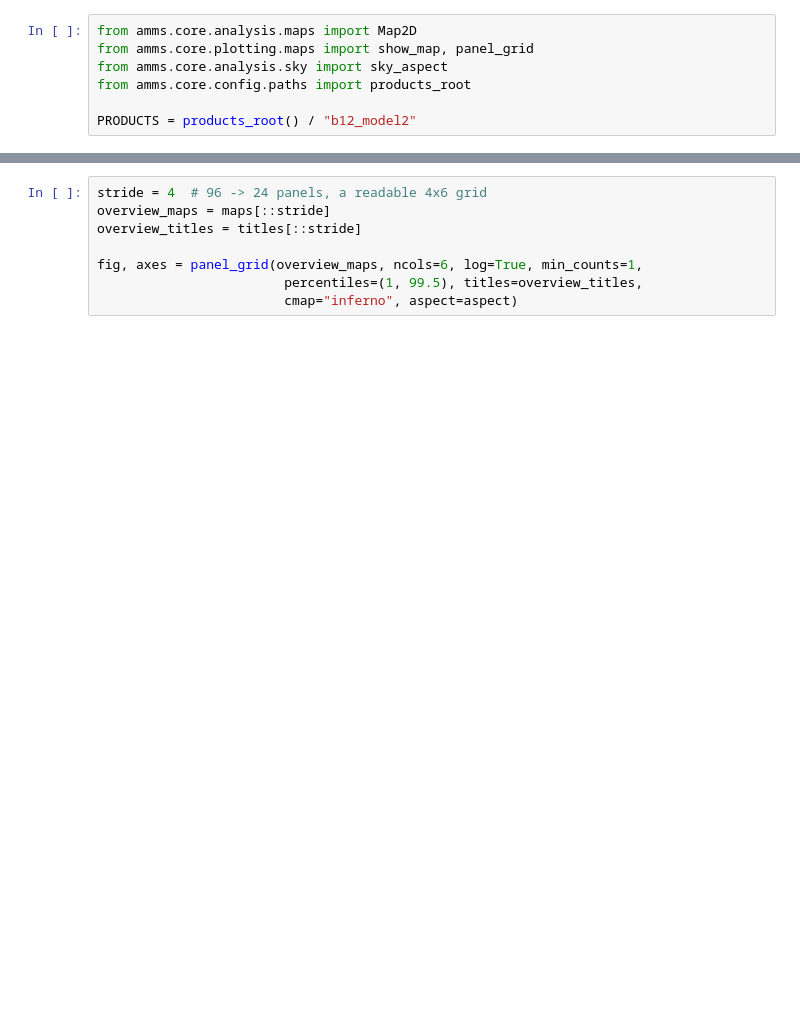
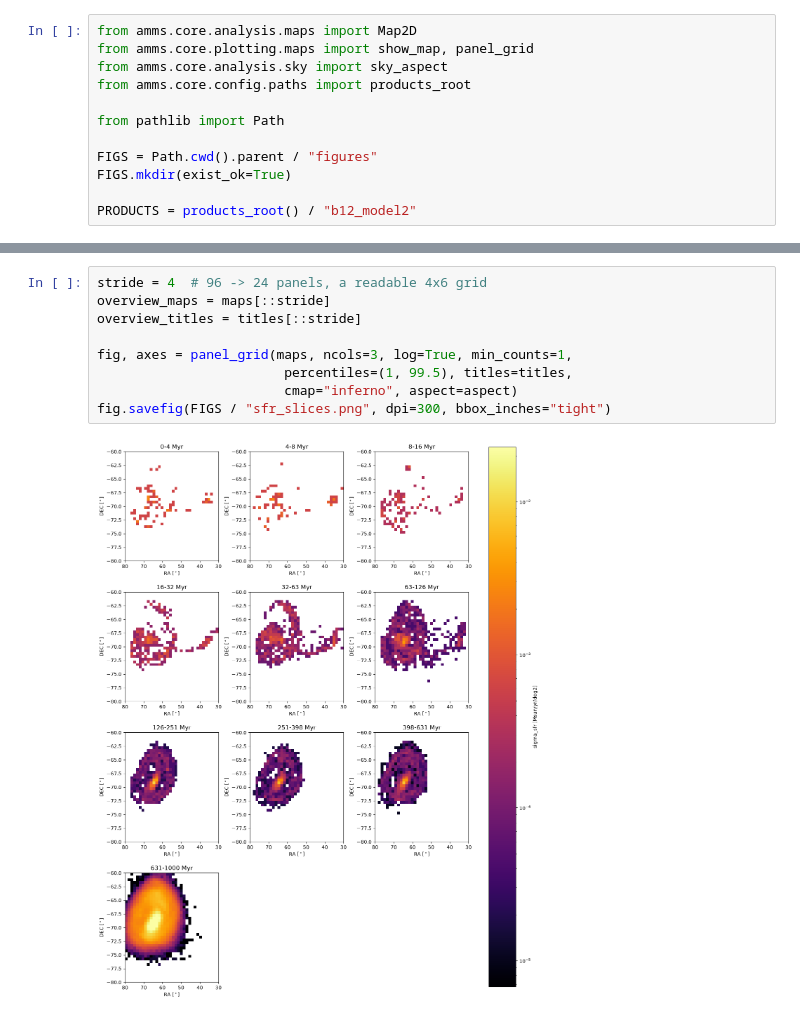
Before and after one commit to ZevVladimir/lmcsmcmw, a Jupyter notebook: notebooks/sfr_radec_review.ipynb, the cells around one changed output, grey strips where cells are left out. Cells and saved outputs as stored; diff of their text form; blank space fills up the shorter version.

Commit message:
cleaner SFR plot matching Mazzi slices

```diff
--- a/notebooks/sfr_radec_review.ipynb
+++ b/notebooks/sfr_radec_review.ipynb
@@ -4,6 +4,11 @@ from amms.core.plotting.maps import show_map, panel_grid
 from amms.core.analysis.sky import sky_aspect
 from amms.core.config.paths import products_root
 
+from pathlib import Path
+
+FIGS = Path.cwd().parent / "figures"
+FIGS.mkdir(exist_ok=True)
+
 PRODUCTS = products_root() / "b12_model2"
 # %%
 m_all = Map2D.load(PRODUCTS / "lmc_069_radec_allstars.npz")
@@ -21,8 +31,11 @@ print(len(maps), "slices found")
 # %%
 stride = 4  # 96 -> 24 panels, a readable 4x6 grid
 overview_maps = maps[::stride]
 overview_titles = titles[::stride]
 
-fig, axes = panel_grid(overview_maps, ncols=6, log=True, min_counts=1,
-                        percentiles=(1, 99.5), titles=overview_titles,
+fig, axes = panel_grid(maps, ncols=3, log=True, min_counts=1,
+                        percentiles=(1, 99.5), titles=titles,
                         cmap="inferno", aspect=aspect)
+fig.savefig(FIGS / "sfr_slices.png", dpi=300, bbox_inches="tight")
+# %% [output]
+[figure, added]
```
Also changed, not shown: parts of 2 cells of this notebook, 3 other files.
